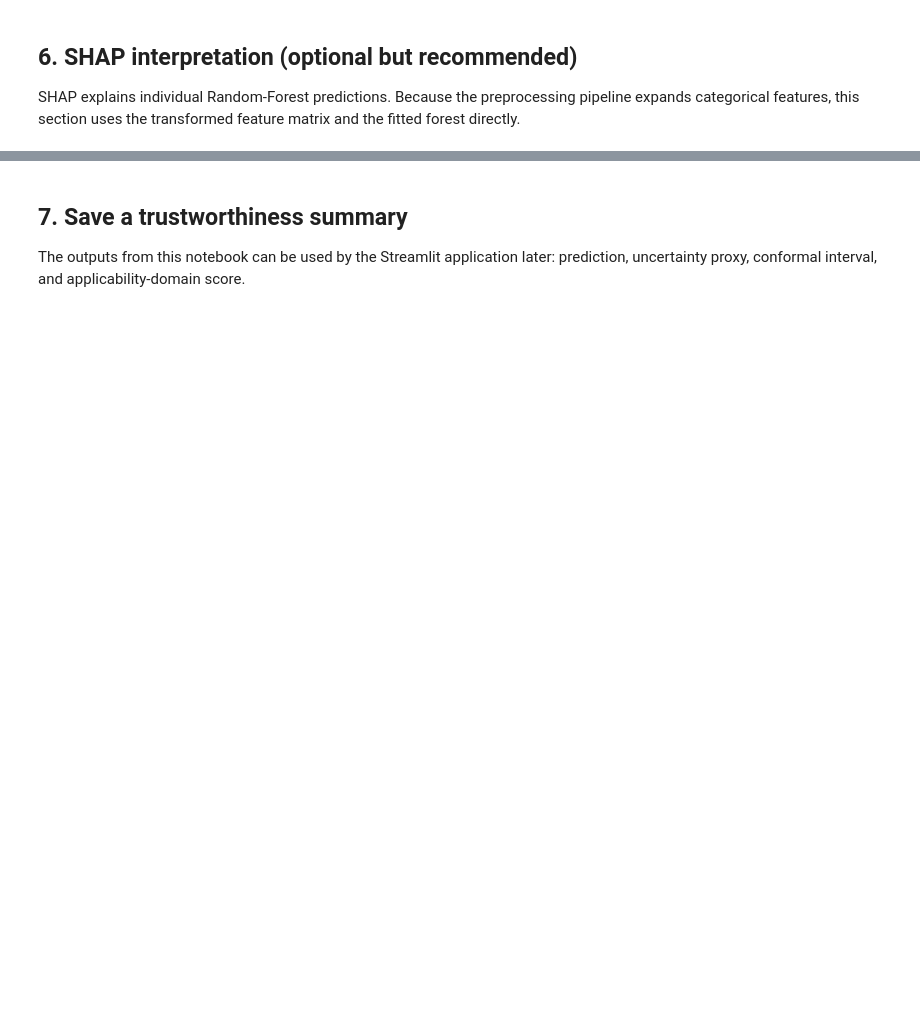
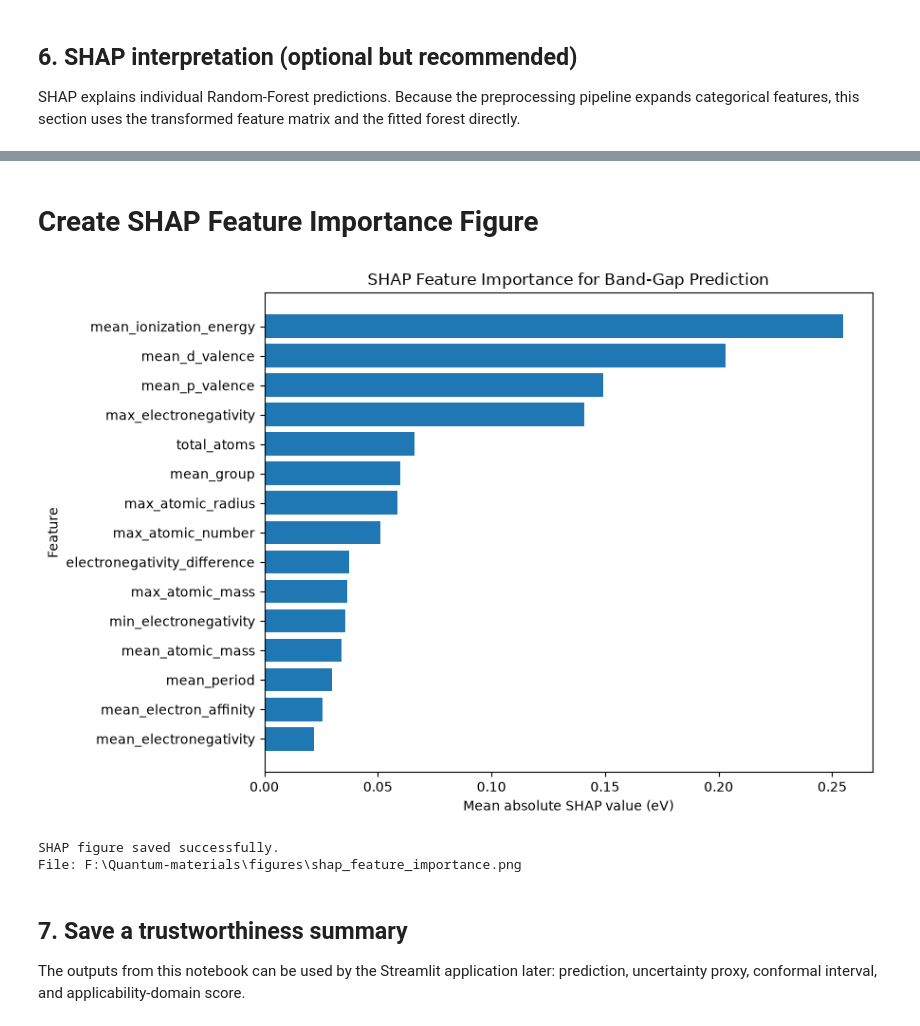
Before and after one commit to ay23-byte/Quantum_materials_assited_machine_learning, a Jupyter notebook: notebooks/06_Trustworthy_ML.ipynb, the cells around one changed output, grey strips where cells are left out. Drawn from its saved outputs; the diff is of its cells as text; code cells hidden in the pictures; blank space fills up the shorter version.

Commit message:
Add trustworthy ML analysis and SHAP interpretation

```diff
--- a/notebooks/06_Trustworthy_ML.ipynb
+++ b/notebooks/06_Trustworthy_ML.ipynb
@@ -189,3 +579,71 @@ except ImportError:
+# %% [markdown]
+# Create SHAP Feature Importance Figure
+# %%
+
+
+import pandas as pd
+import matplotlib.pyplot as plt
+from pathlib import Path
+
+ROOT = Path(r"F:\Quantum-materials")
+RESULTS = ROOT / "results"
+FIGURES = ROOT / "figures"
+FIGURES.mkdir(exist_ok=True)
+
+# Load SHAP results
+shap_file = RESULTS / "shap_feature_importance.csv"
+shap_df = pd.read_csv(shap_file)
+
+# Clean feature names
+shap_df["feature"] = (
+    shap_df["feature"]
+    .str.replace("num__", "", regex=False)
+    .str.replace("cat__", "", regex=False)
+)
+
+# Sort by SHAP importance
+shap_df = shap_df.sort_values(
+    "mean_abs_shap",
+    ascending=False
+)
+
+# Select top 15
+top_shap = shap_df.head(15).sort_values(
+    "mean_abs_shap",
+    ascending=True
+)
+
+# Plot
+plt.figure(figsize=(9, 6))
+
+plt.barh(
+    top_shap["feature"],
+    top_shap["mean_abs_shap"]
+)
+
+plt.xlabel("Mean absolute SHAP value (eV)")
+plt.ylabel("Feature")
+plt.title("SHAP Feature Importance for Band-Gap Prediction")
+
+plt.tight_layout()
+
+# Save high-resolution figure
+output_file = FIGURES / "shap_feature_importance.png"
+
+plt.savefig(
+    output_file,
+    dpi=300,
+    bbox_inches="tight"
+)
+
+plt.show()
+
+print("SHAP figure saved successfully.")
+print("File:", output_file)
+# %% [output]
+[figure, added]
+SHAP figure saved successfully.
+File: F:\Quantum-materials\figures\shap_feature_importance.png
 # %% [markdown]
 ## 7. Save a trustworthiness summary
 
```
Also changed, not shown: parts of 13 cells of this notebook, 2 other files.
